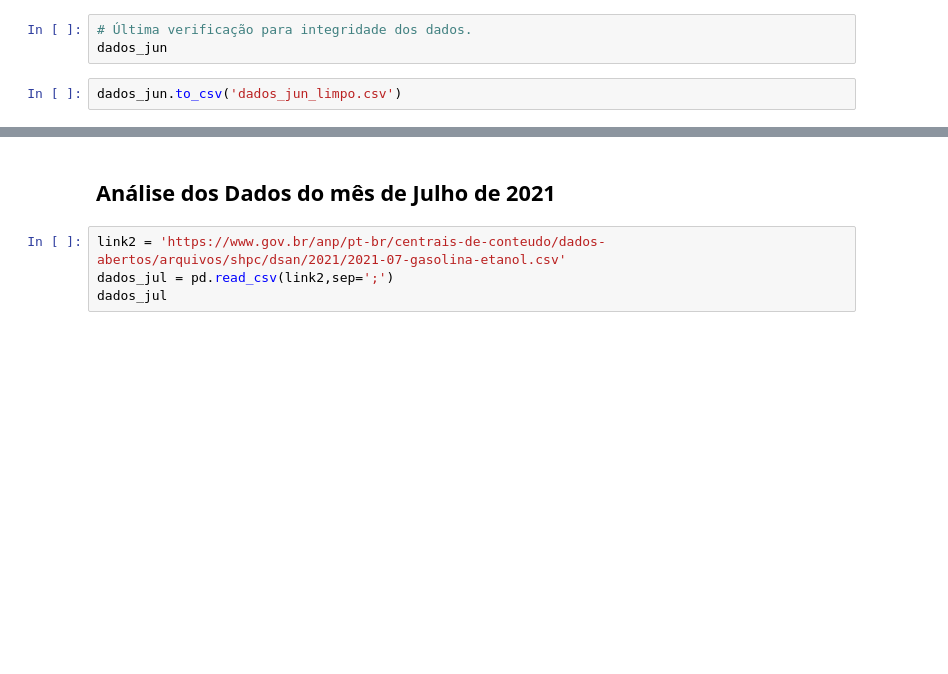
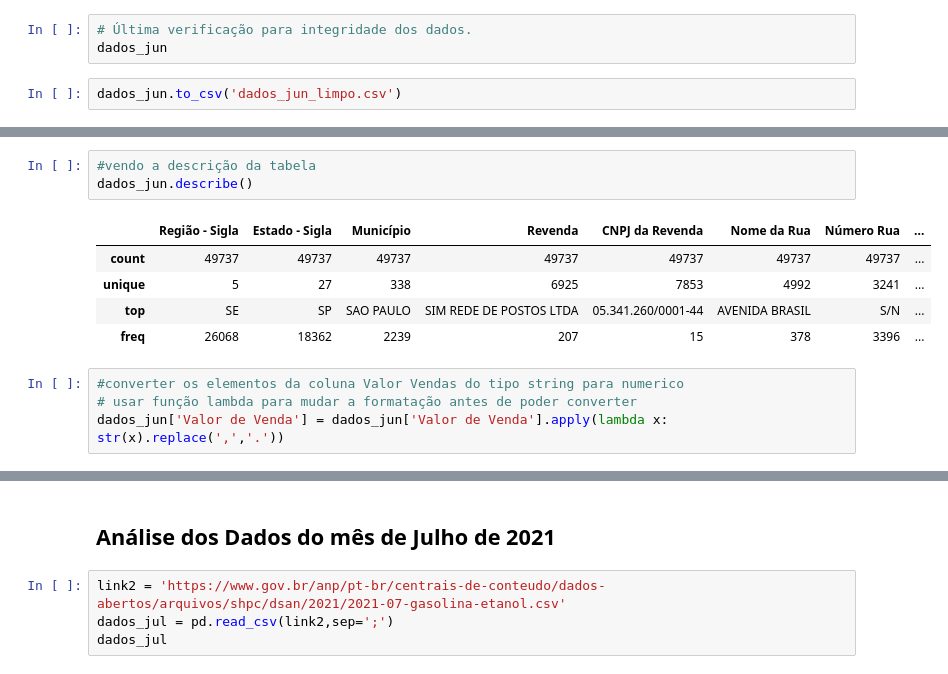
Before and after one commit to RhayzaPinto/Projeto_Modulo-IV, a Jupyter notebook: Projeto_4_copia_2.ipynb, the cells around one changed output, grey strips where cells are left out. Cells and saved outputs as stored; diff of their text form; blank space fills up the shorter version.

```diff
--- a/Projeto_4_copia_2.ipynb
+++ b/Projeto_4_copia_2.ipynb
@@ -42,0 +90,13 @@ dados_jun.to_csv('dados_jun_limpo.csv')
+# %%
+#vendo a descrição da tabela
+dados_jun.describe()
+# %% [output]
+|  | Região - Sigla | Estado - Sigla | Município | Revenda | CNPJ da Revenda | Nome da Rua | Número Rua | ... |
+| count | 49737 | 49737 | 49737 | 49737 | 49737 | 49737 | 49737 | ... |
+| unique | 5 | 27 | 338 | 6925 | 7853 | 4992 | 3241 | ... |
+| top | SE | SP | SAO PAULO | SIM REDE DE POSTOS LTDA | 05.341.260/0001-44 | AVENIDA BRASIL | S/N | ... |
+| freq | 26068 | 18362 | 2239 | 207 | 15 | 378 | 3396 | ... |
+# %%
+#converter os elementos da coluna Valor Vendas do tipo string para numerico
+# usar função lambda para mudar a formatação antes de poder converter
+dados_jun['Valor de Venda'] = dados_jun['Valor de Venda'].apply(lambda x: str(x).replace(',','.'))
```
Also changed, not shown: parts of 8 cells of this notebook.
